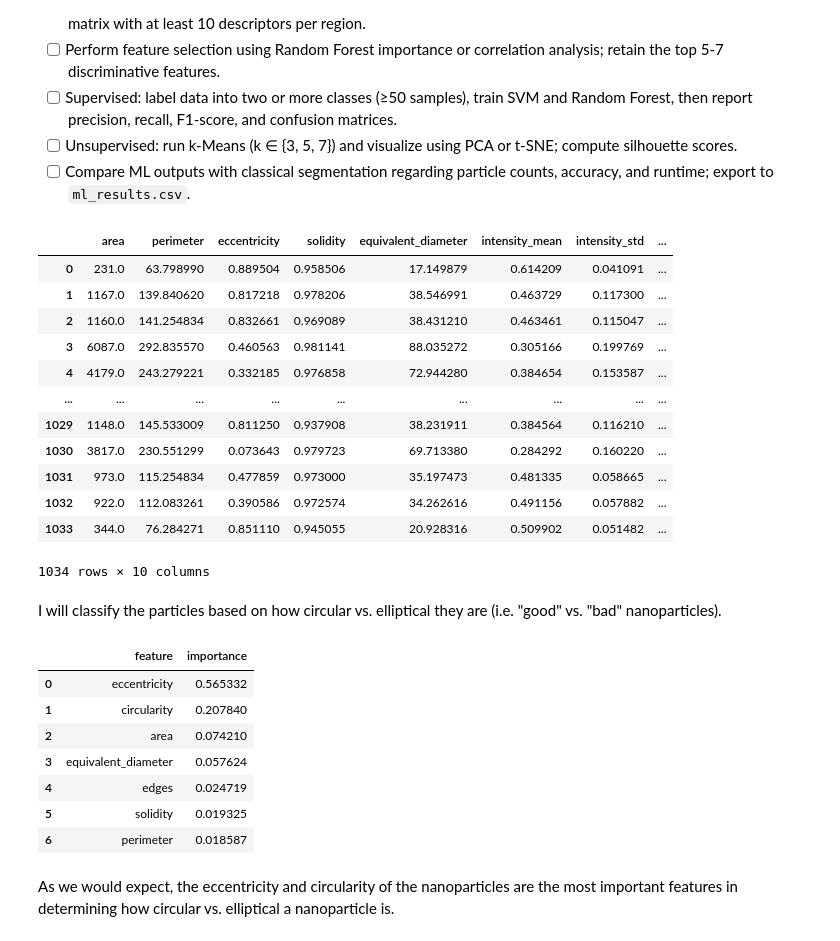
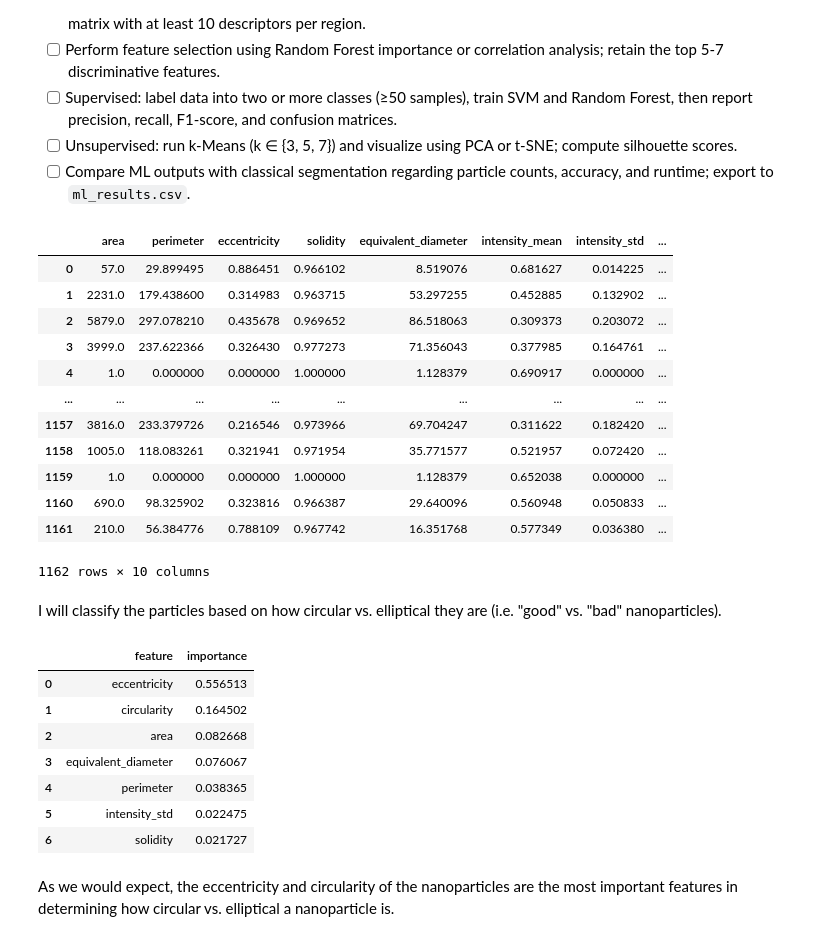
Before and after one commit to aramichang/MATSCI465_AramiChang, a Jupyter notebook: weeks3&4/assignment_04_combined.ipynb, the cells around one changed output. Cells and saved outputs as stored; diff of their text form; code cells hidden in the pictures.

```diff
--- a/weeks3&4/assignment_04_combined.ipynb
+++ b/weeks3&4/assignment_04_combined.ipynb
@@ -82,6 +83,8 @@ def compute_snr(image: np.ndarray) -> float:
     noise = np.std(image)
     return float(signal / noise) if noise else np.inf
 
+start_time = time.perf_counter()
+
 # SNR before filtering
 SNR_beforefilter = compute_snr(raw_image)
 
@@ -93,7 +96,7 @@ print(f'Signal to noise ratio before filtering: {SNR_beforefilter}')
 print(f'Signal to noise ratio after filtering: {SNR_afterfilter}')
 
 # Enhancement hint: CLAHE improves local contrast
-enhanced_image = exposure.equalize_adapthist(filtered_image, clip_limit=0.004)
+enhanced_image = exposure.equalize_adapthist(filtered_image, clip_limit=0.005)
 
 # Segmentation hint: Use Otsu's threshold followed by watershed
 threshold = filters.threshold_otsu(enhanced_image)
@@ -116,10 +119,15 @@ proptable = measure.regionprops_table(labels, intensity_image=enhanced_image, pr
 measurements = pd.DataFrame(proptable)
 measurements.to_csv('classical_results.csv', index=False)
 
+end_time = time.perf_counter()
+classical_runtime = end_time - start_time
+
 # Visualization hint: Create 2x2 subplot figure with:
 # [Raw image] [Enhanced/Filtered]
 # [Segmented labels] [Size distribution histogram]
 # Use imshow() for images and hist() for distribution
+
+print(f'Runtime of this code block: {classical_runtime:.4f} s')
 
 fig, ax = plt.subplots(2, 2, figsize=(8,8))
 
@@ -140,6 +148,7 @@ ax[1, 1].set_ylabel('Frequency')
 plt.tight_layout()
 plt.show()
 print(measurements.describe())
+fig.savefig('Classical4PanelCollage.png', dpi=300, bbox_inches='tight')
 # %% [output]
 Signal to noise ratio before filtering: 4.852891679069054
 Signal to noise ratio after filtering: 4.916273851132228
@@ -219,7 +229,7 @@ def extract_features(imageseries):
     for image in imageseries:
         image = image[:,:,0]
         filtered_image = filters.median(image, footprint=morphology.disk(5))
-        enhanced_image = exposure.equalize_adapthist(filtered_image, clip_limit=0.004)
+        enhanced_image = exposure.equalize_adapthist(filtered_image, clip_limit=0.005)
         threshold = filters.threshold_otsu(enhanced_image)
         binary = enhanced_image < threshold
         binary = morphology.remove_small_objects(binary, max_size=20)
@@ -234,45 +244,45 @@ def extract_features(imageseries):
         regions = measure.regionprops(labels, intensity_image=enhanced_image)
         region_proptable = measure.regionprops_table(labels, intensity_image=enhanced_image, properties=('area', 'perimeter', 'eccentricity', 'solidity', 'equivalent_diameter', 'intensity_mean', 'intensity_std'))
         for i, region in enumerate(regions):
             zoomed_in_img = image[region.bbox[0]:region.bbox[2], region.bbox[1]:region.bbox[3]]
             mask = region.image
 
             properties['area'].append(region_proptable['area'][i])
             properties['perimeter'].append(region_proptable['perimeter'][i])
             properties['eccentricity'].append(region_proptable['eccentricity'][i])
             properties['solidity'].append(region_proptable['solidity'][i])
             properties['equivalent_diameter'].append(region_proptable['equivalent_diameter'][i])
             properties['intensity_mean'].append(region_proptable['intensity_mean'][i])
             properties['intensity_std'].append(region_proptable['intensity_std'][i])
             properties['edges'].append(np.sum(canny(zoomed_in_img)) / region_proptable['area'][i])
             properties['texture'].append(np.var(local_binary_pattern(zoomed_in_img, P=8, R=1, method='uniform')))
             properties['circularity'].append(4*np.pi*region_proptable['area'][i]/region_proptable['perimeter'][i]**2 if region_proptable['perimeter'][i] > 0 else 0)
 
     return properties
 
 imageseries = []
 for i in range(50):
     imageseries.append(imread(str(sample_images[i])))
 
 X = extract_features(imageseries)
 
 features = pd.DataFrame(X)
 labels = pd.Series(X)
 features
 # %% [output]
 |  | area | perimeter | eccentricity | solidity | equivalent_diameter | intensity_mean | intensity_std | ... |
-| 0 | 231.0 | 63.798990 | 0.889504 | 0.958506 | 17.149879 | 0.614209 | 0.041091 | ... |
-| 1 | 1167.0 | 139.840620 | 0.817218 | 0.978206 | 38.546991 | 0.463729 | 0.117300 | ... |
-| 2 | 1160.0 | 141.254834 | 0.832661 | 0.969089 | 38.431210 | 0.463461 | 0.115047 | ... |
-| 3 | 6087.0 | 292.835570 | 0.460563 | 0.981141 | 88.035272 | 0.305166 | 0.199769 | ... |
-| 4 | 4179.0 | 243.279221 | 0.332185 | 0.976858 | 72.944280 | 0.384654 | 0.153587 | ... |
+| 0 | 57.0 | 29.899495 | 0.886451 | 0.966102 | 8.519076 | 0.681627 | 0.014225 | ... |
+| 1 | 2231.0 | 179.438600 | 0.314983 | 0.963715 | 53.297255 | 0.452885 | 0.132902 | ... |
+| 2 | 5879.0 | 297.078210 | 0.435678 | 0.969652 | 86.518063 | 0.309373 | 0.203072 | ... |
+| 3 | 3999.0 | 237.622366 | 0.326430 | 0.977273 | 71.356043 | 0.377985 | 0.164761 | ... |
+| 4 | 1.0 | 0.000000 | 0.000000 | 1.000000 | 1.128379 | 0.690917 | 0.000000 | ... |
 | ... | ... | ... | ... | ... | ... | ... | ... | ... |
-| 1029 | 1148.0 | 145.533009 | 0.811250 | 0.937908 | 38.231911 | 0.384564 | 0.116210 | ... |
-| 1030 | 3817.0 | 230.551299 | 0.073643 | 0.979723 | 69.713380 | 0.284292 | 0.160220 | ... |
-| 1031 | 973.0 | 115.254834 | 0.477859 | 0.973000 | 35.197473 | 0.481335 | 0.058665 | ... |
-| 1032 | 922.0 | 112.083261 | 0.390586 | 0.972574 | 34.262616 | 0.491156 | 0.057882 | ... |
-| 1033 | 344.0 | 76.284271 | 0.851110 | 0.945055 | 20.928316 | 0.509902 | 0.051482 | ... |
+| 1157 | 3816.0 | 233.379726 | 0.216546 | 0.973966 | 69.704247 | 0.311622 | 0.182420 | ... |
+| 1158 | 1005.0 | 118.083261 | 0.321941 | 0.971954 | 35.771577 | 0.521957 | 0.072420 | ... |
+| 1159 | 1.0 | 0.000000 | 0.000000 | 1.000000 | 1.128379 | 0.652038 | 0.000000 | ... |
+| 1160 | 690.0 | 98.325902 | 0.323816 | 0.966387 | 29.640096 | 0.560948 | 0.050833 | ... |
+| 1161 | 210.0 | 56.384776 | 0.788109 | 0.967742 | 16.351768 | 0.577349 | 0.036380 | ... |
-1034 rows × 10 columns
+1162 rows × 10 columns
 # %% [markdown]
 I will classify the particles based on how circular vs. elliptical they are (i.e. "good" vs. "bad" nanoparticles).
 # %%
@@ -284,7 +294,7 @@ I will classify the particles based on how circular vs. elliptical they are (i.e
 # svm_model = SVC(kernel='rbf')
 
 property_names = ['area', 'perimeter', 'eccentricity', 'solidity', 'equivalent_diameter', 'intensity_mean', 'intensity_std', 'edges', 'texture', 'circularity']
-classifier_labels = (features['eccentricity'] < np.mean(features['eccentricity'].values)) # if true or 1, this is circular. if false or 0, this is elliptical.
+classifier_labels = (features['eccentricity'] <= 0.5) # if true or 1, this is circular. if false or 0, this is elliptical.
 
 scaler = StandardScaler()
 X_scaled = scaler.fit_transform(features)
@@ -303,13 +313,13 @@ feature_importance = pd.DataFrame({
 feature_importance
 # %% [output]
 |  | feature | importance |
-| 0 | eccentricity | 0.565332 |
-| 1 | circularity | 0.207840 |
-| 2 | area | 0.074210 |
-| 3 | equivalent_diameter | 0.057624 |
-| 4 | edges | 0.024719 |
-| 5 | solidity | 0.019325 |
-| 6 | perimeter | 0.018587 |
+| 0 | eccentricity | 0.556513 |
+| 1 | circularity | 0.164502 |
+| 2 | area | 0.082668 |
+| 3 | equivalent_diameter | 0.076067 |
+| 4 | perimeter | 0.038365 |
+| 5 | intensity_std | 0.022475 |
+| 6 | solidity | 0.021727 |
 # %% [markdown]
 As we would expect, the eccentricity and circularity of the nanoparticles are the most important features in determining how circular vs. elliptical a nanoparticle is.
 # %%
```
Also changed, not shown: parts of 28 cells of this notebook, 2 other files.
